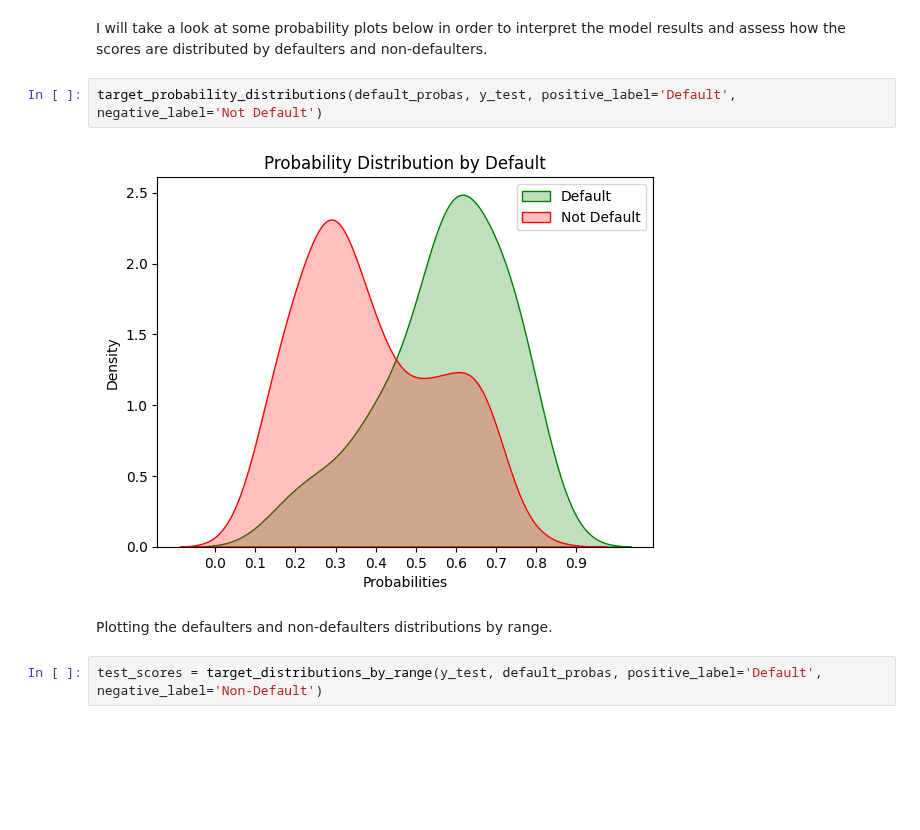
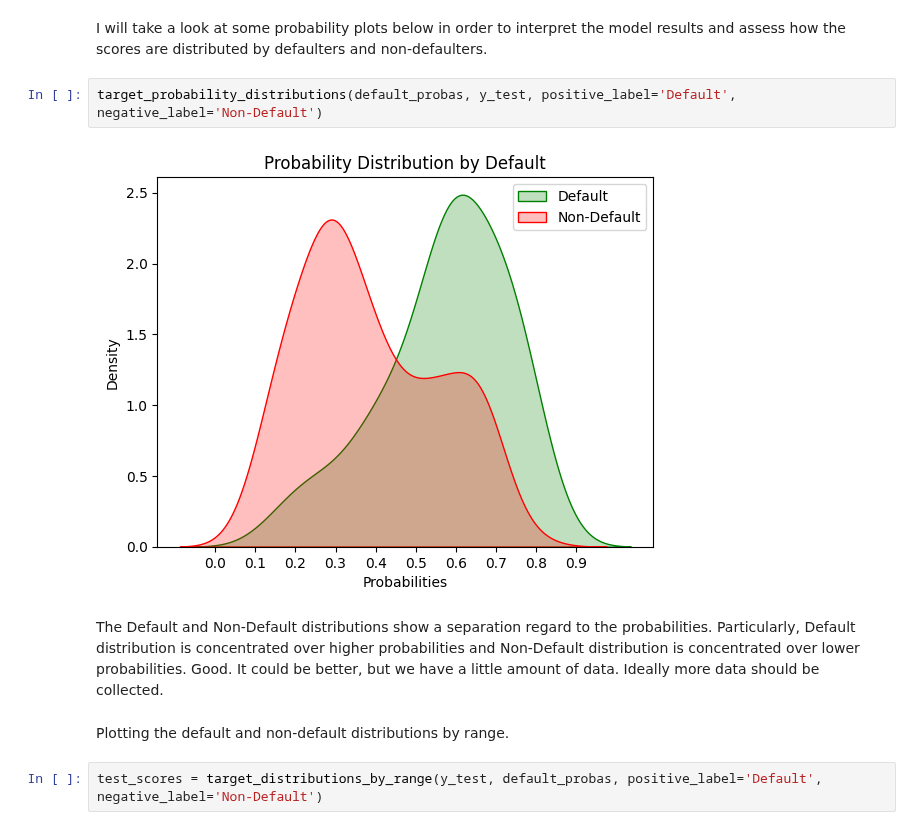
Before and after one commit to allmeidaapedro/Credit-Scoring-German-Bank, a Jupyter notebook: notebooks/2. Modelling.ipynb, the cells around one changed output. Drawn from its saved outputs; the diff is of its cells as text; blank space fills up the shorter version.

Commit message:
Probability plots finished

```diff
--- a/notebooks/2. Modelling.ipynb
+++ b/notebooks/2. Modelling.ipynb
@@ -457,11 +457,13 @@ The model results are great!
 # %% [markdown]
 I will take a look at some probability plots below in order to interpret the model results and assess how the scores are distributed by defaulters and non-defaulters.
 # %%
-target_probability_distributions(default_probas, y_test, positive_label='Default', negative_label='Not Default')
+target_probability_distributions(default_probas, y_test, positive_label='Default', negative_label='Non-Default')
 # %% [output]
-[figure, old version]
+[figure, new version]
+# %% [markdown]
+The Default and Non-Default distributions show a separation regard to the probabilities. Particularly, Default distribution is concentrated over higher probabilities and Non-Default distribution is concentrated over lower probabilities. Good. It could be better, but we have a little amount of data. Ideally more data should be collected.
 # %% [markdown]
-Plotting the defaulters and non-defaulters distributions by range.
+Plotting the default and non-default distributions by range.
 # %%
 test_scores = target_distributions_by_range(y_test, default_probas, positive_label='Default', negative_label='Non-Default')
 # %% [output]
```
Also changed, not shown: parts of 3 cells of this notebook, 3 other files.
